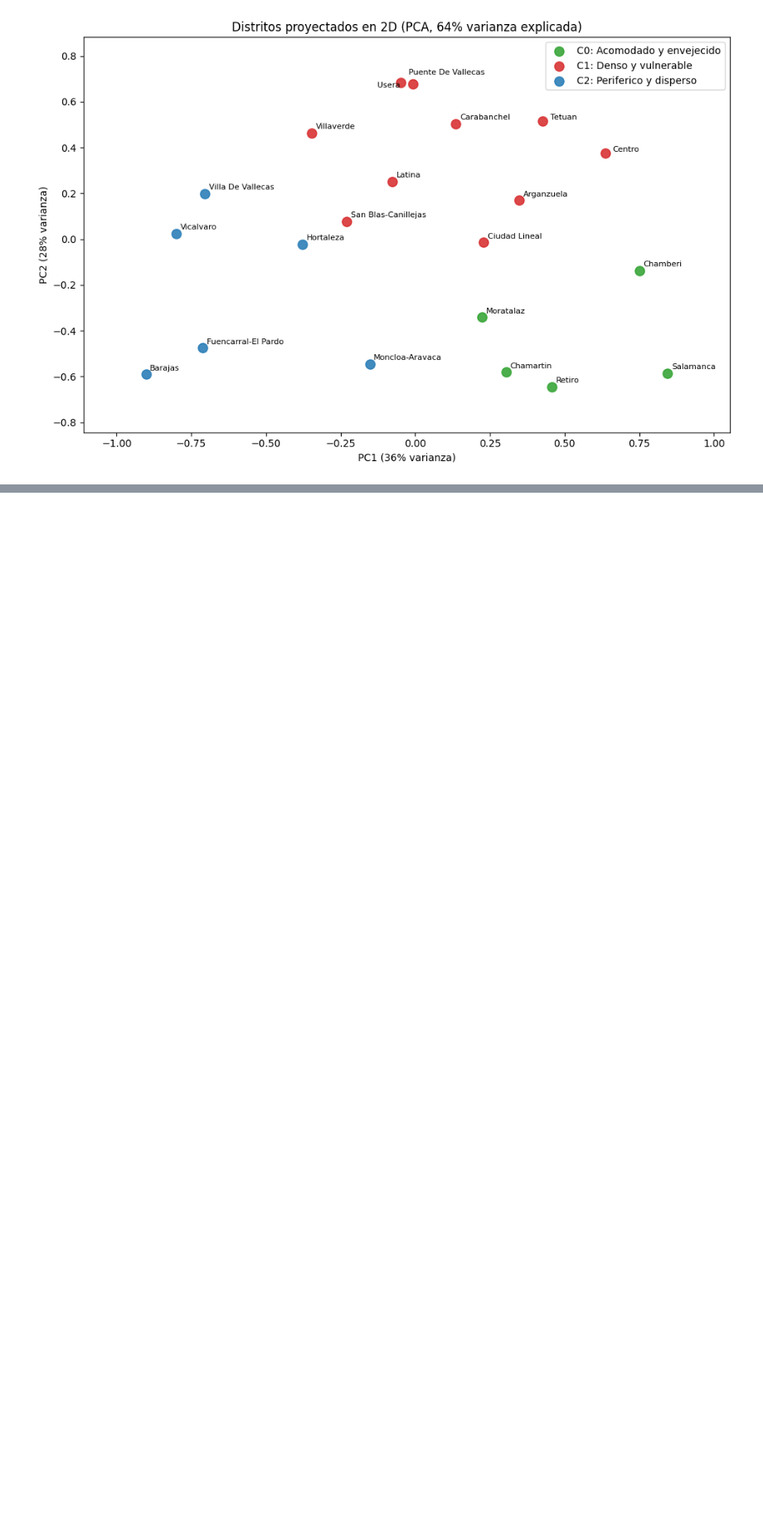
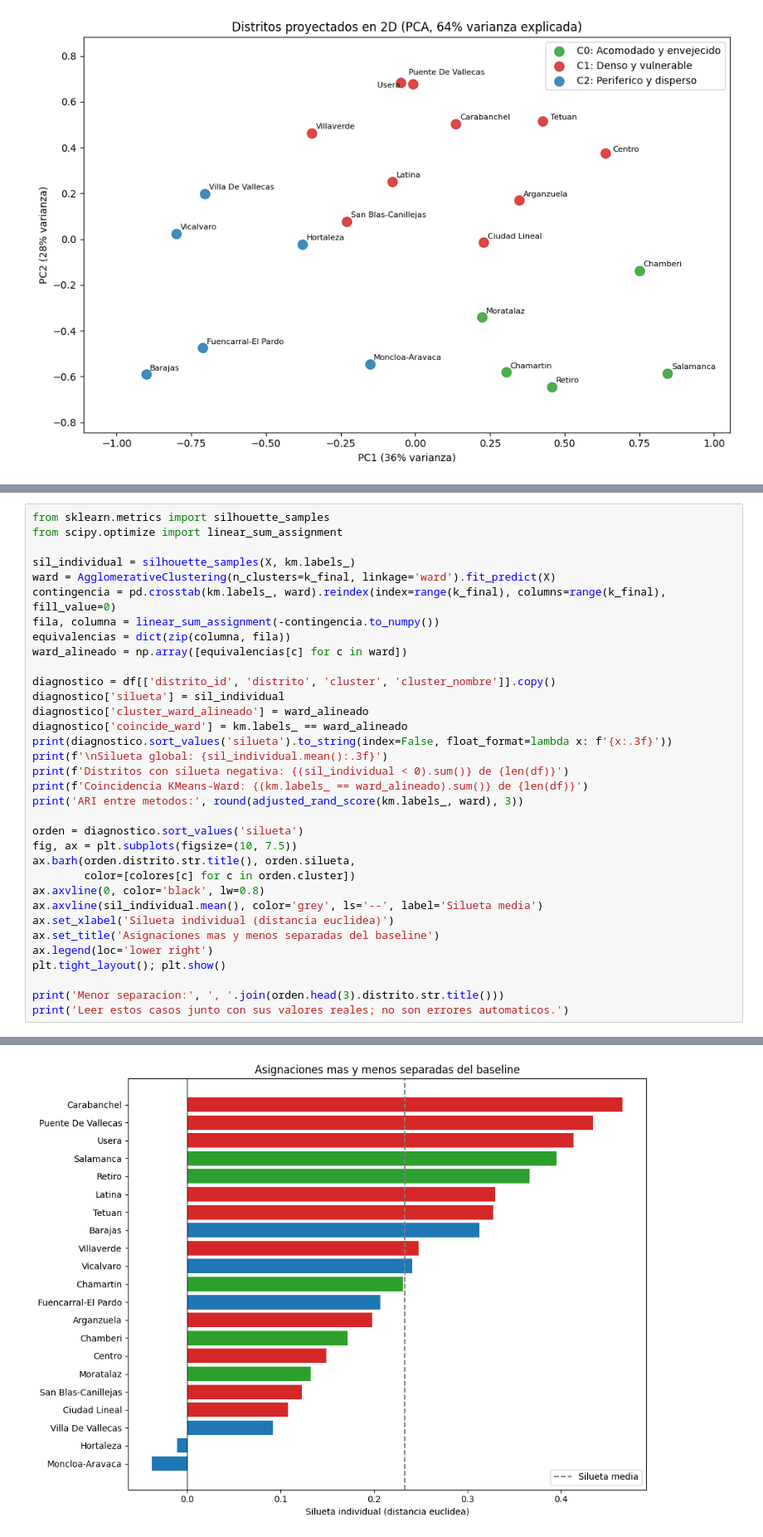
Before and after one commit to PabloCarreras7/Project-UC3M, a Jupyter notebook: 1_3_clustering/clustering_distritos.ipynb, the cells around one changed output, grey strips where cells are left out. Shown at 83% size. Cells and saved outputs as stored; diff of their text form; blank space fills up the shorter version.

```diff
--- a/1_3_clustering/clustering_distritos.ipynb
+++ b/1_3_clustering/clustering_distritos.ipynb
@@ -351,0 +403,35 @@ Lo único que se puede decir:
+# %%
+from sklearn.metrics import silhouette_samples
+from scipy.optimize import linear_sum_assignment
+
+sil_individual = silhouette_samples(X, km.labels_)
+ward = AgglomerativeClustering(n_clusters=k_final, linkage='ward').fit_predict(X)
+contingencia = pd.crosstab(km.labels_, ward).reindex(index=range(k_final), columns=range(k_final), fill_value=0)
+fila, columna = linear_sum_assignment(-contingencia.to_numpy())
+equivalencias = dict(zip(columna, fila))
+ward_alineado = np.array([equivalencias[c] for c in ward])
+
+diagnostico = df[['distrito_id', 'distrito', 'cluster', 'cluster_nombre']].copy()
+diagnostico['silueta'] = sil_individual
+diagnostico['cluster_ward_alineado'] = ward_alineado
+diagnostico['coincide_ward'] = km.labels_ == ward_alineado
+print(diagnostico.sort_values('silueta').to_string(index=False, float_format=lambda x: f'{x:.3f}'))
+print(f'\nSilueta global: {sil_individual.mean():.3f}')
+print(f'Distritos con silueta negativa: {(sil_individual < 0).sum()} de {len(df)}')
+print(f'Coincidencia KMeans-Ward: {(km.labels_ == ward_alineado).sum()} de {len(df)}')
+print('ARI entre metodos:', round(adjusted_rand_score(km.labels_, ward), 3))
+
+orden = diagnostico.sort_values('silueta')
+fig, ax = plt.subplots(figsize=(10, 7.5))
+ax.barh(orden.distrito.str.title(), orden.silueta,
+        color=[colores[c] for c in orden.cluster])
+ax.axvline(0, color='black', lw=0.8)
+ax.axvline(sil_individual.mean(), color='grey', ls='--', label='Silueta media')
+ax.set_xlabel('Silueta individual (distancia euclidea)')
+ax.set_title('Asignaciones mas y menos separadas del baseline')
+ax.legend(loc='lower right')
+plt.tight_layout(); plt.show()
+
+print('Menor separacion:', ', '.join(orden.head(3).distrito.str.title()))
+print('Leer estos casos junto con sus valores reales; no son errores automaticos.')
+# %% [output]
@@ -351,0 +455 @@ Lo único que se puede decir:
+[figure, added]
```
Also changed, not shown: parts of 19 cells of this notebook.
